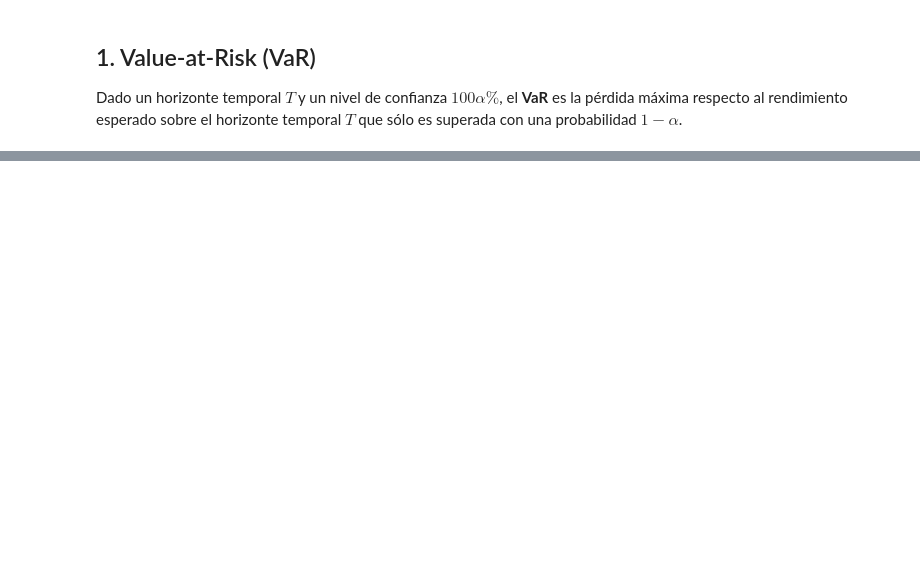
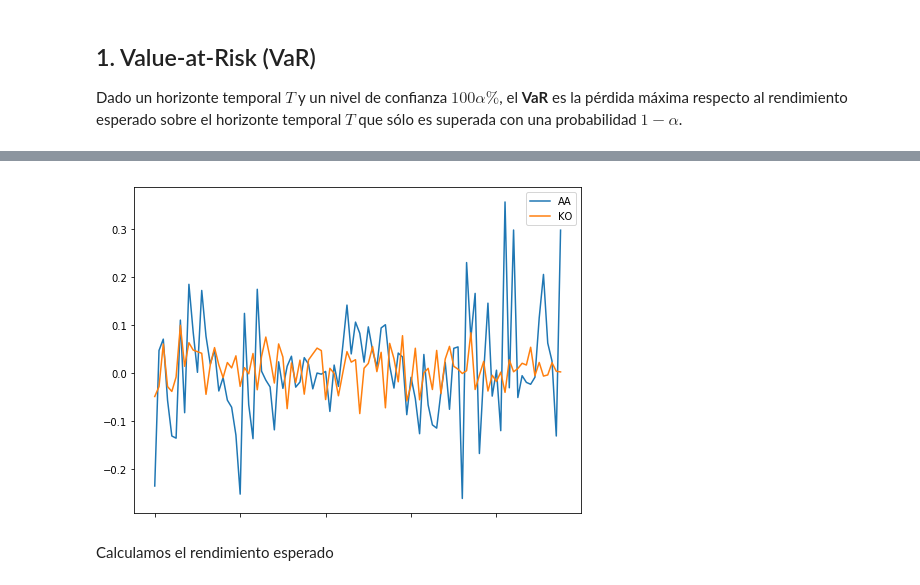
Before and after one commit to esjimenezro/SimRC2018-1, a Jupyter notebook: Modulo1/Clase8_MedidasRiesgo.ipynb, the cells around one changed output, grey strips where cells are left out. Saved outputs shown, nothing was run; the diff lists cells and outputs as text; code cells hidden in the pictures; blank space fills up the shorter version.

```diff
--- a/Modulo1/Clase8_MedidasRiesgo.ipynb
+++ b/Modulo1/Clase8_MedidasRiesgo.ipynb
@@ -53,0 +141,10 @@ Dado un horizonte temporal $T$ y un nivel de confianza $100 \alpha \%$, el **VaR
+# %%
+def calc_monthly_ret(daily_ret):
+    return np.exp(daily_ret.groupby(lambda date: '%4d-%02d'%(date.year,date.month)).sum())-1
+# %%
+monthly_ret = calc_monthly_ret(daily_ret)
+monthly_ret.plot(figsize=(8,6));
+# %% [output]
+[figure, added]
+# %% [markdown]
+Calculamos el rendimiento esperado
```
Also changed, not shown: parts of 19 cells of this notebook.
